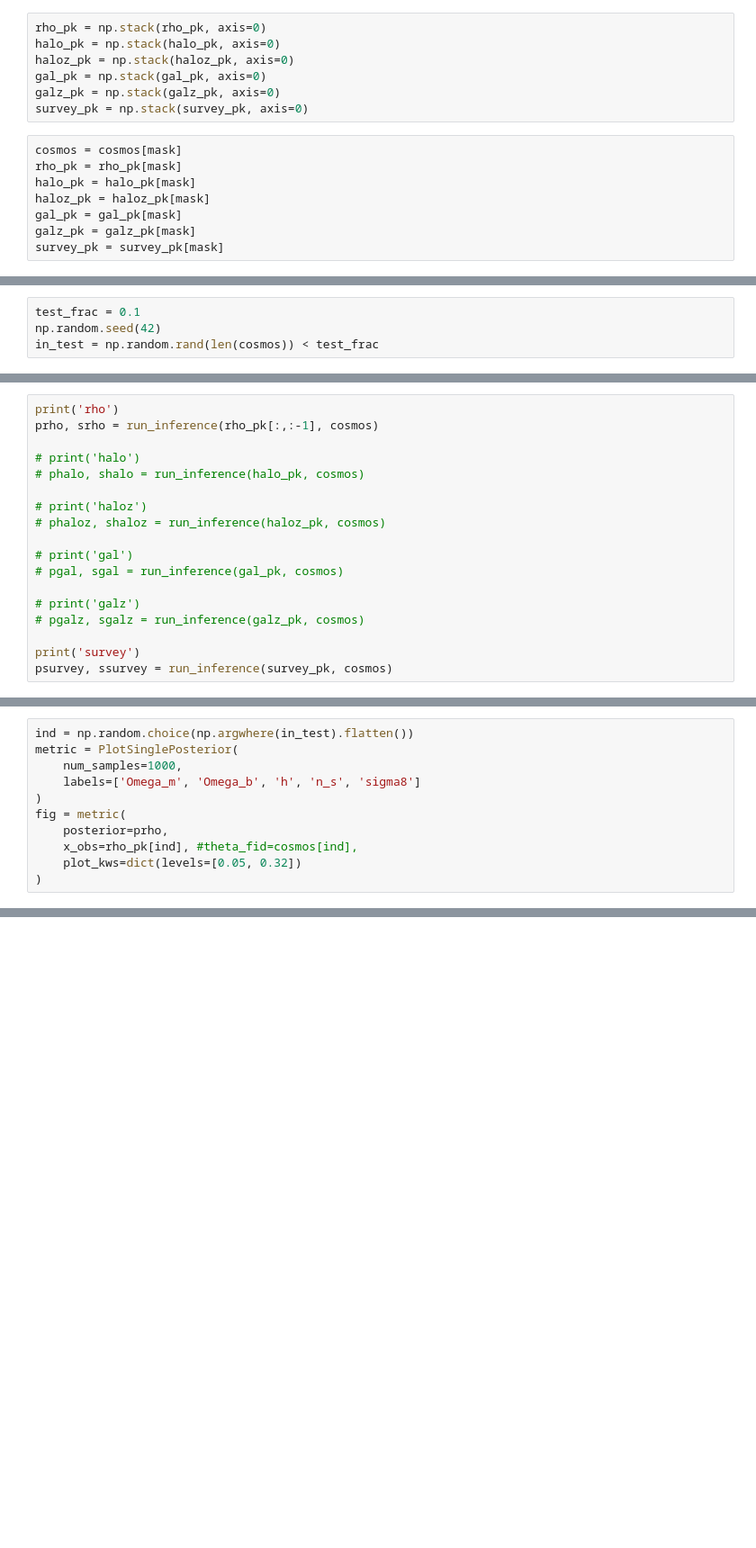
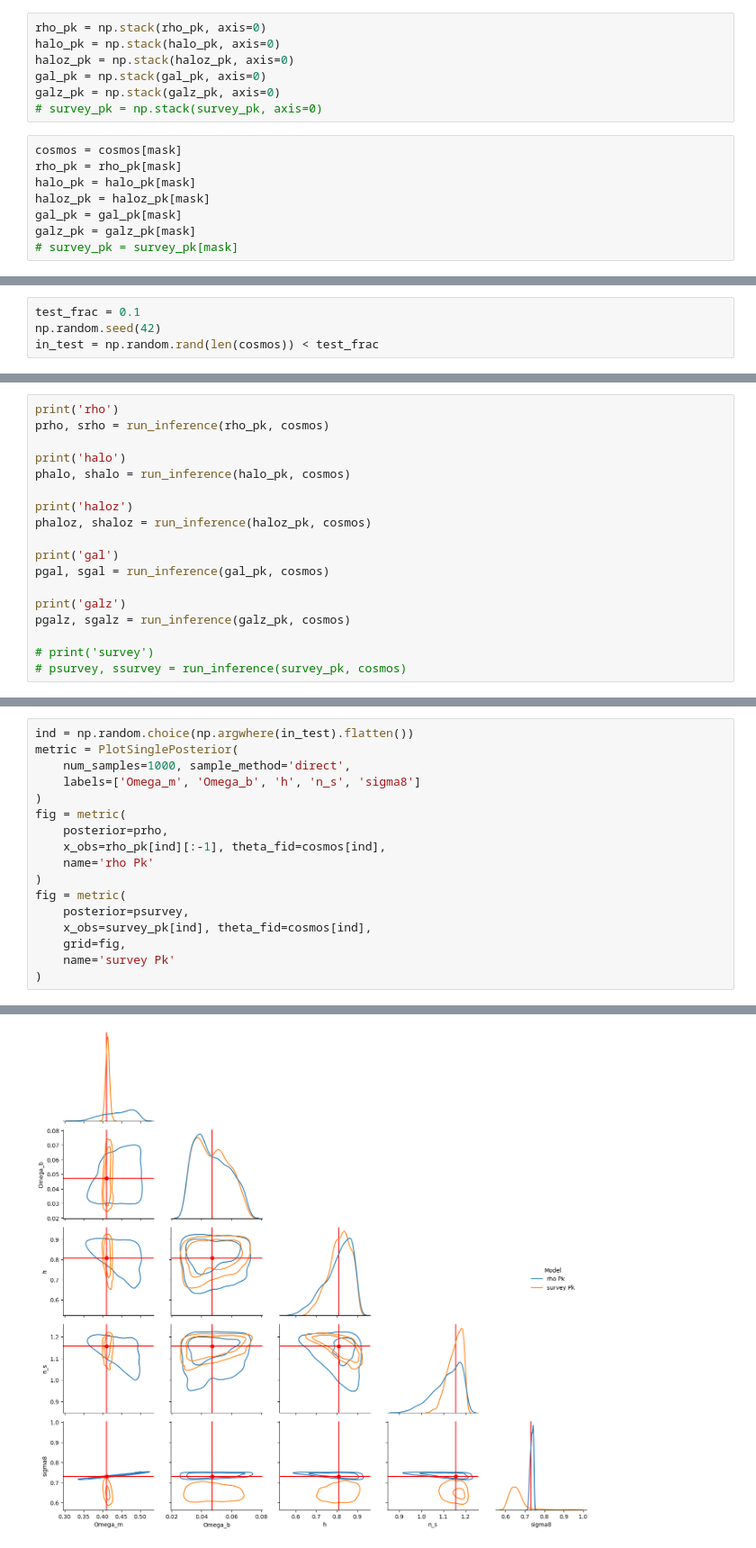
Before and after one commit to maho3/matts_tests, a Jupyter notebook: test_inference.ipynb, the cells around one changed output, grey strips where cells are left out. Shown at 90% size. Drawn from its saved outputs; the diff is of its cells as text; blank space fills up the shorter version.

```diff
--- a/test_inference.ipynb
+++ b/test_inference.ipynb
@@ -445,7 +809,7 @@ halo_pk = np.stack(halo_pk, axis=0)
 haloz_pk = np.stack(haloz_pk, axis=0)
 gal_pk = np.stack(gal_pk, axis=0)
 galz_pk = np.stack(galz_pk, axis=0)
-survey_pk = np.stack(survey_pk, axis=0)
+# survey_pk = np.stack(survey_pk, axis=0)
 # %%
 cosmos = cosmos[mask]
 rho_pk = rho_pk[mask]
@@ -453,5 +817,5 @@ halo_pk = halo_pk[mask]
 haloz_pk = haloz_pk[mask]
 gal_pk = gal_pk[mask]
 galz_pk = galz_pk[mask]
-survey_pk = survey_pk[mask]
+# survey_pk = survey_pk[mask]
 # %%
@@ -597,21 +991,21 @@ array([[ 1.22620701,  1.22524036,  1.19586538, ..., -0.42016229,
 # %%
 print('rho')
-prho, srho = run_inference(rho_pk[:,:-1], cosmos)
+prho, srho = run_inference(rho_pk, cosmos)
 
-# print('halo')
-# phalo, shalo = run_inference(halo_pk, cosmos)
+print('halo')
+phalo, shalo = run_inference(halo_pk, cosmos)
 
-# print('haloz')
-# phaloz, shaloz = run_inference(haloz_pk, cosmos)
+print('haloz')
+phaloz, shaloz = run_inference(haloz_pk, cosmos)
 
-# print('gal')
-# pgal, sgal = run_inference(gal_pk, cosmos)
+print('gal')
+pgal, sgal = run_inference(gal_pk, cosmos)
 
-# print('galz')
-# pgalz, sgalz = run_inference(galz_pk, cosmos)
+print('galz')
+pgalz, sgalz = run_inference(galz_pk, cosmos)
 
-print('survey')
-psurvey, ssurvey = run_inference(survey_pk, cosmos)
+# print('survey')
+# psurvey, ssurvey = run_inference(survey_pk, cosmos)
 # %% [output]
 INFO:root:MODEL INFERENCE CLASS: NPE
 INFO:root:Training model 1 / 1.
@@ -626,12 +1075,18 @@ INFO:root:It took 175.15935850143433 seconds to train models.
 # %%
 ind = np.random.choice(np.argwhere(in_test).flatten())
 metric = PlotSinglePosterior(
-    num_samples=1000,
+    num_samples=1000, sample_method='direct',
     labels=['Omega_m', 'Omega_b', 'h', 'n_s', 'sigma8']
 )
 fig = metric(
     posterior=prho,
-    x_obs=rho_pk[ind], #theta_fid=cosmos[ind],
-    plot_kws=dict(levels=[0.05, 0.32])
+    x_obs=rho_pk[ind][:-1], theta_fid=cosmos[ind],
+    name='rho Pk'
 )
+fig = metric(
+    posterior=psurvey,
+    x_obs=survey_pk[ind], theta_fid=cosmos[ind],
+    grid=fig,
+    name='survey Pk'
+)
 # %% [output]
@@ -675,0 +1095 @@ RuntimeError: The size of tensor a (64) must match the size of tensor b (63) at
+[figure, added]
```
Also changed, not shown: parts of 20 cells of this notebook, 2 other files.
